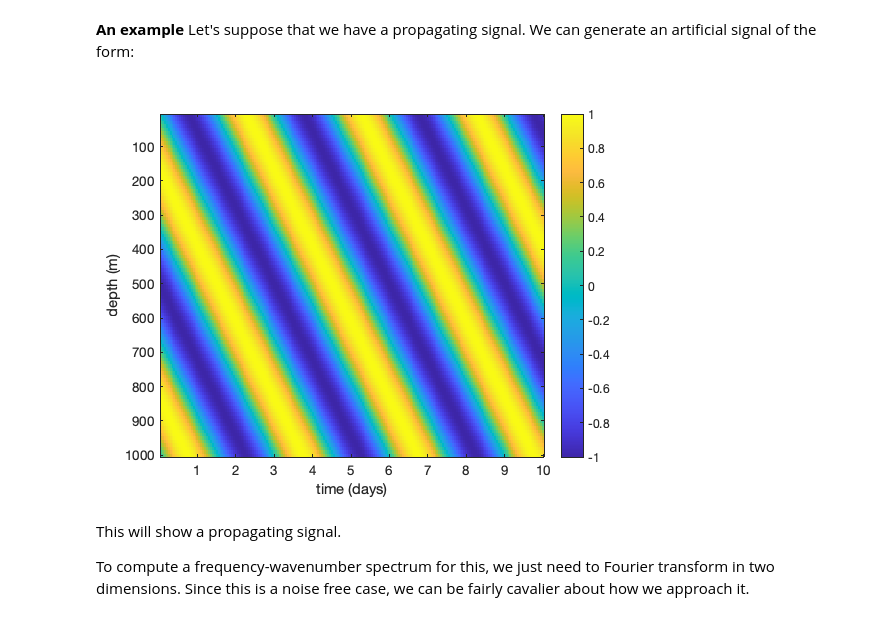
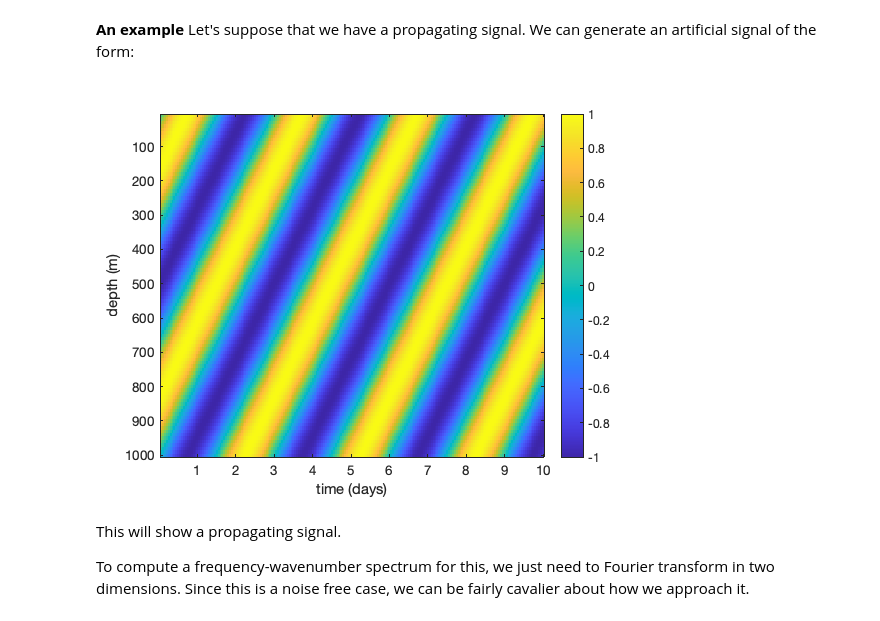
Before and after one commit to malford11/SIO221a_Github_code, a Jupyter notebook: lectures/SIO221a_Lecture15_MATLAB.ipynb, the cells around one changed output. Saved outputs shown, nothing was run; the diff lists cells and outputs as text; code cells hidden in the pictures.

```diff
--- a/lectures/SIO221a_Lecture15_MATLAB.ipynb
+++ b/lectures/SIO221a_Lecture15_MATLAB.ipynb
@@ -182,0 +125,28 @@ Let's imagine these data were from a real ADCP with an RMS noise of 0.02 m/s, sa
+# %%
+msig=0.05; %Signal at about 20 m vertical wavelength
+noise_rms=0.02; % rms noise
+signal = 0.05; %signal amplitude in m/s
+dz=1/2; %1/2 m spacing - 5000 m profile
+z=(1:10000)'.*dz;
+
+%White spectrum
+b=noise_rms*randn(10000,1)+signal.*cos(2*pi*msig*z);
+
+L=250;
+mn=1/2/dz; %Nyquist wavenumber
+m=(0:250)./250.*mn; %wavenumber vector
+bb=reshape(b,500,10000/500);
+fbb=fft(detrend(bb));
+amp=abs(fbb(1:251,:)).^2 / 500;
+sbb=mean(amp,2);
+sbb(2:250)=sbb(2:250)*2;
+
+subplot(121)
+plot(bb(:,1),z(1:500));
+axis ij
+xlabel('m/s')
+ylabel('depth / m')
+subplot(122)
+loglog(m,sbb,'LineWidth',3)
+xlabel('Wavenumber (cycles per meter)','FontSize',14)
+ylabel('(m/s)^2/cpm','FontSize',14)
@@ -241,29 +238,29 @@ the form:
 # %%
 H=1000;
 
 dt=0.05; %time interval about 20 times a day
 dz=10; %10-m
 t=dt:dt:10; %time in days
 z=(dz:dz:H)'; %depth in m
 
 %indices for the calculation
 iz=1:length(z);
 it=1:length(t);
 
 %Generate a propagating signal with no noise.
 [tt,zz]=meshgrid(t,z);
-sig1=sin(3*pi*zz/H - 2*pi*1/3*tt);
+sig1=sin(3*pi*zz/H + 2*pi*1/3*tt);
 %Change the sign to make propagation go the other way.
 
 data=sig1;
 
 % plot
 figure(2)
 imagesc(t,z,data);colorbar; axis ij
 xlabel('time (days)')
 ylabel('depth (m)')
 # %% [output]
-[figure, old version]
+[figure, new version]
 # %% [markdown]
 This will show a propagating signal.
 
```
Also changed, not shown: parts of 29 cells of this notebook, 11 other files.
